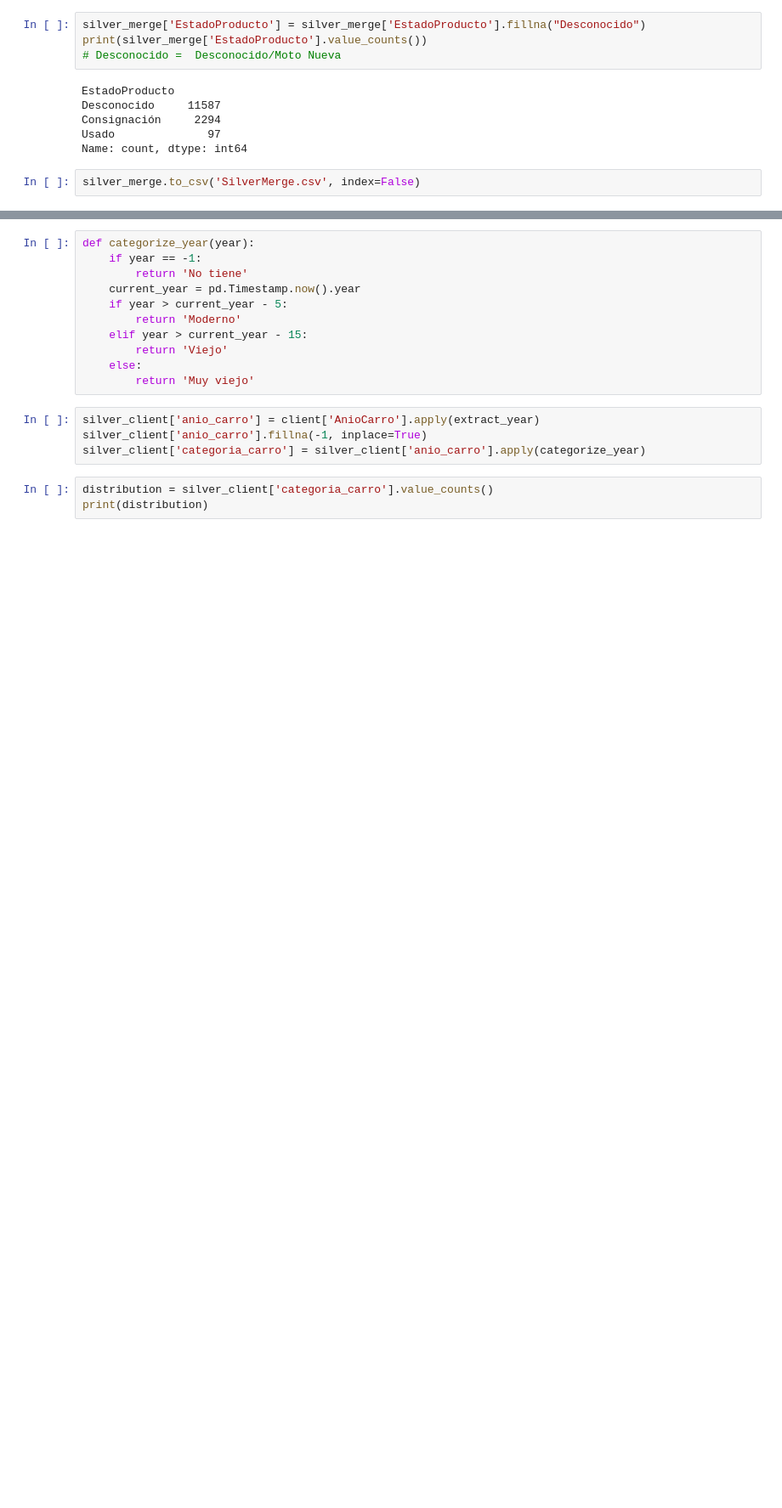
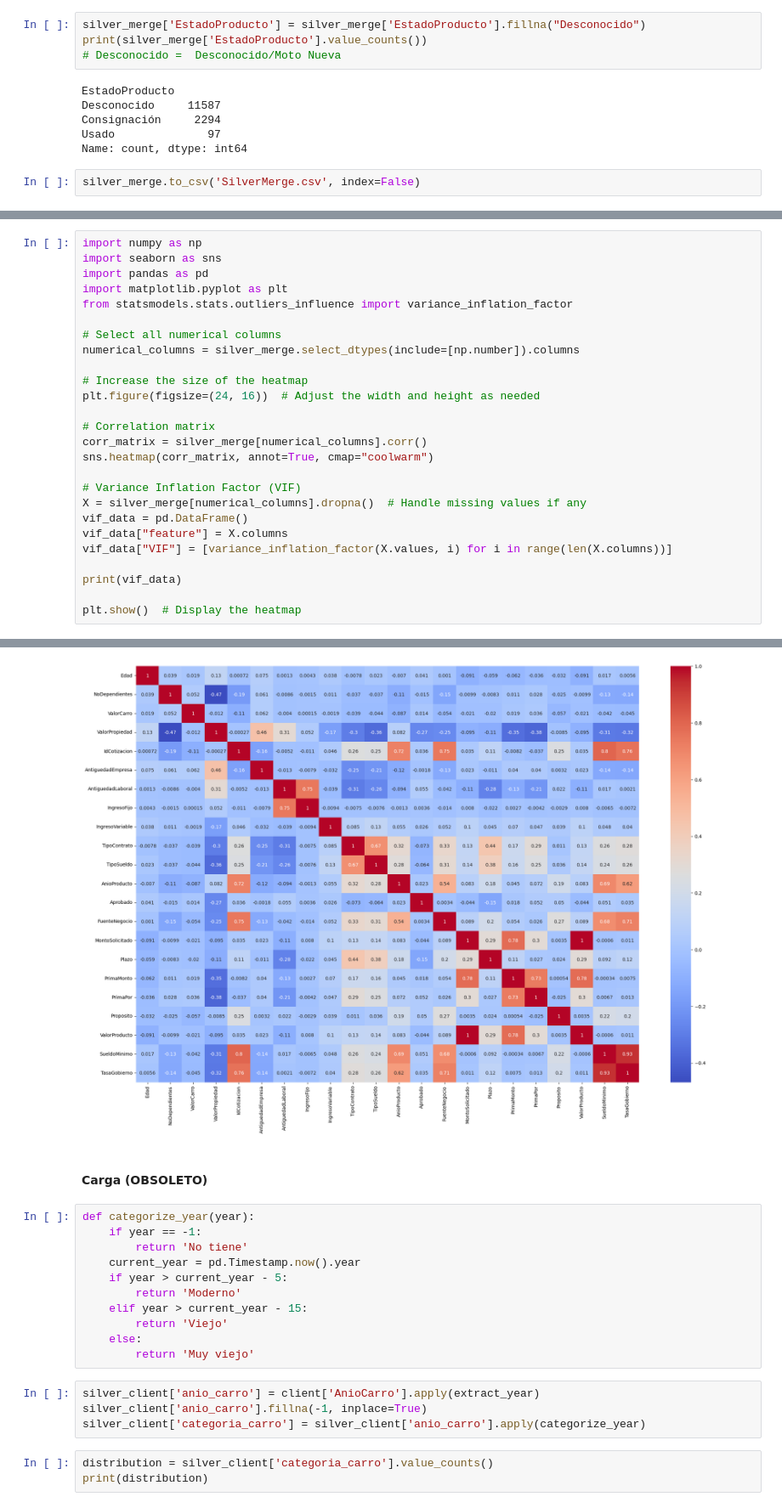
Before and after one commit to einjunge99/ETL, a Jupyter notebook: CreditFactory_v3_0_(Precalificación).ipynb, the cells around one changed output, grey strips where cells are left out. Shown at 85% size. Saved outputs shown, nothing was run; the diff lists cells and outputs as text; blank space fills up the shorter version.

```diff
--- a/CreditFactory_v3_0_(Precalificación).ipynb
+++ b/CreditFactory_v3_0_(Precalificación).ipynb
@@ -2093,0 +2267,27 @@ plot_donut_chart(silver_client, 'TieneCarro')
+# %%
+import numpy as np
+import seaborn as sns
+import pandas as pd
+import matplotlib.pyplot as plt
+from statsmodels.stats.outliers_influence import variance_inflation_factor
+
+# Select all numerical columns
+numerical_columns = silver_merge.select_dtypes(include=[np.number]).columns
+
+# Increase the size of the heatmap
+plt.figure(figsize=(24, 16))  # Adjust the width and height as needed
+
+# Correlation matrix
+corr_matrix = silver_merge[numerical_columns].corr()
+sns.heatmap(corr_matrix, annot=True, cmap="coolwarm")
+
+# Variance Inflation Factor (VIF)
+X = silver_merge[numerical_columns].dropna()  # Handle missing values if any
+vif_data = pd.DataFrame()
+vif_data["feature"] = X.columns
+vif_data["VIF"] = [variance_inflation_factor(X.values, i) for i in range(len(X.columns))]
+
+print(vif_data)
+
+plt.show()  # Display the heatmap
+# %% [output]
@@ -2094,3 +2311,6 @@ plot_donut_chart(silver_client, 'TieneCarro')
+[figure, added]
+# %% [markdown]
+#### Carga (OBSOLETO)
 # %%
 def categorize_year(year):
     if year == -1:
```
Also changed, not shown: parts of 54 cells of this notebook.
